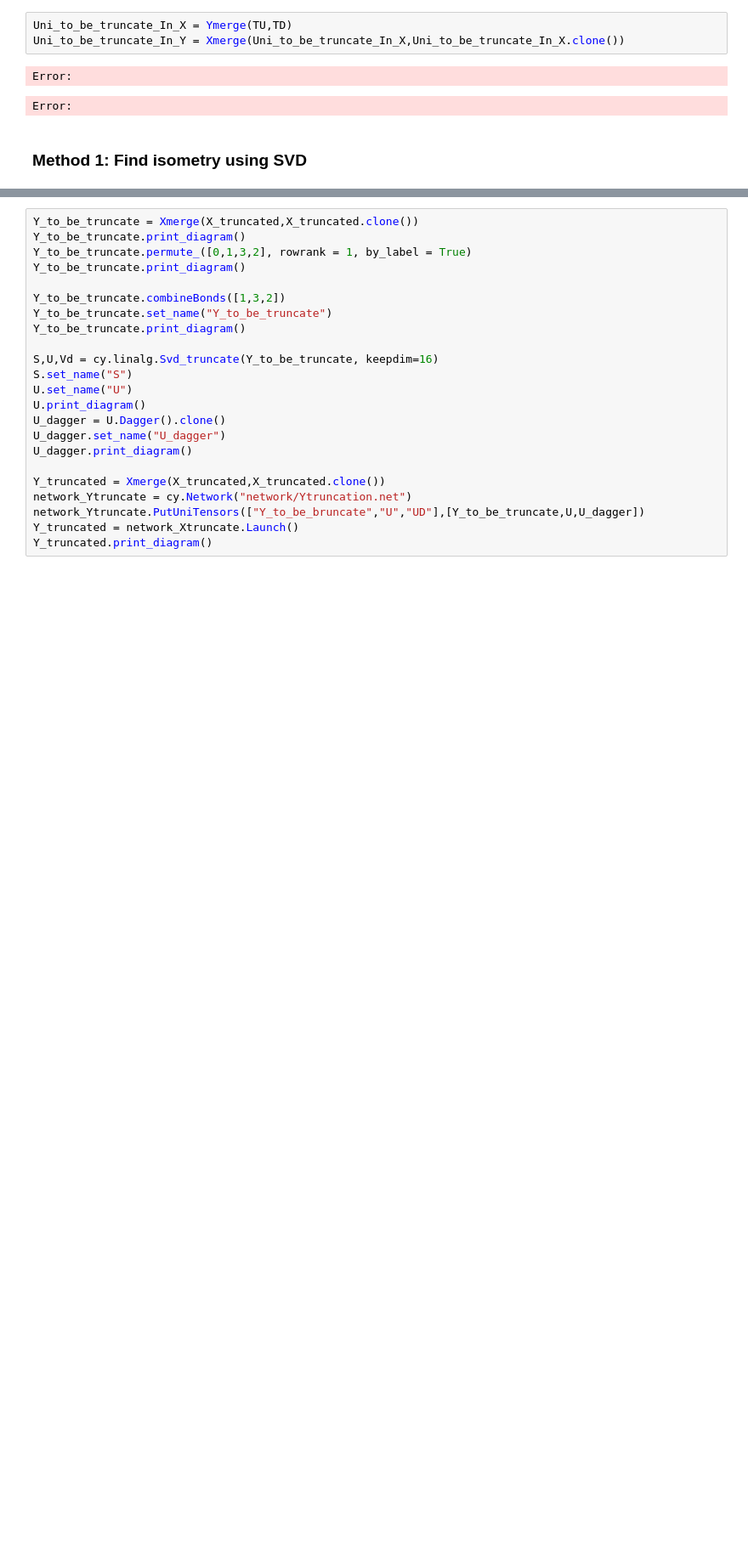
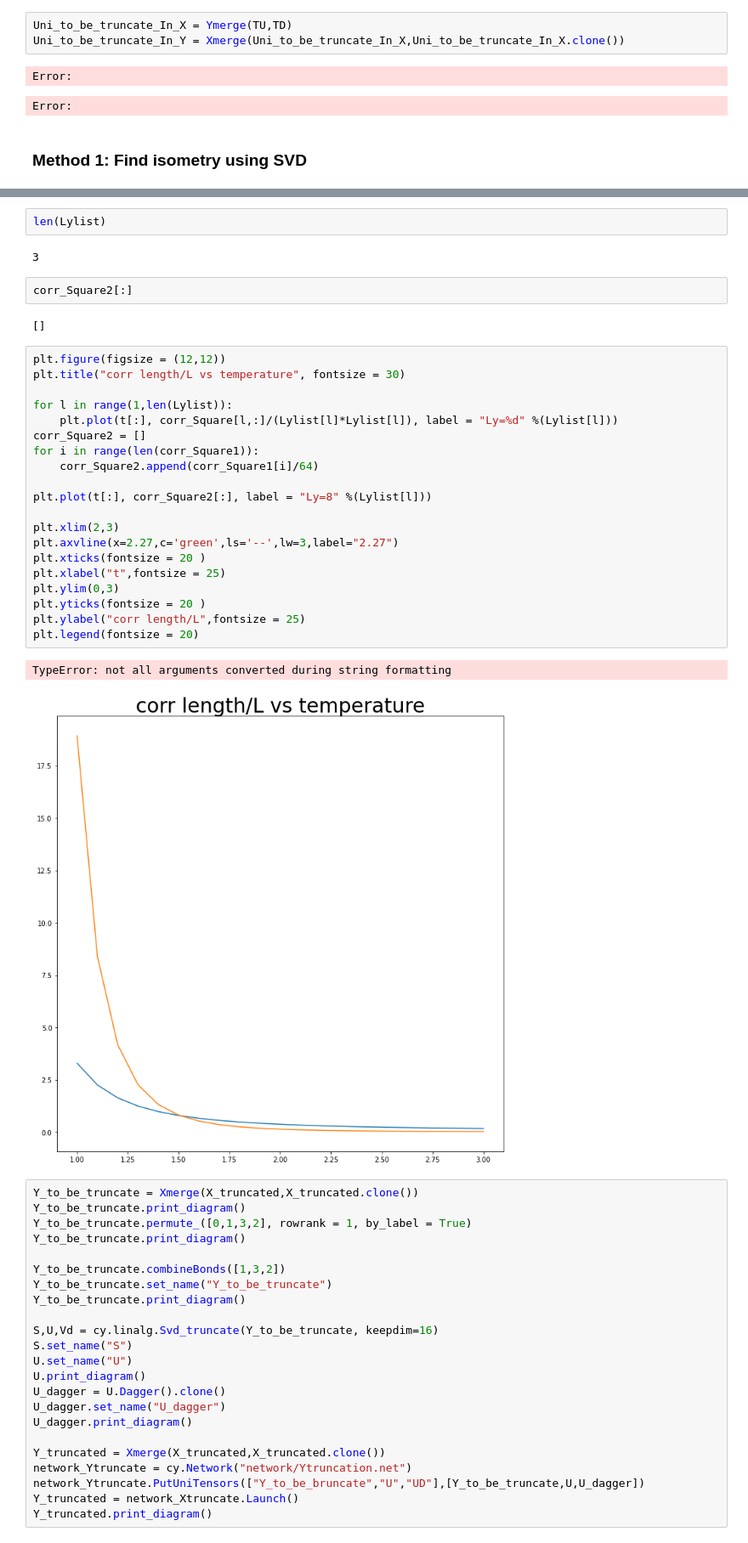
Before and after one commit to aronton/11020PHYS401200-Computational-Physics, a Jupyter notebook: 109022802_2Dising_report_PartD_mission_incomplete.ipynb, the cells around one changed output, grey strips where cells are left out. Shown: that part at 85% size. Saved outputs shown, nothing was run; the diff lists cells and outputs as text; blank space fills up the shorter version.

```diff
--- a/109022802_2Dising_report_PartD_mission_incomplete.ipynb
+++ b/109022802_2Dising_report_PartD_mission_incomplete.ipynb
@@ -496,3 +531,34 @@ on device   : cytnx device: CPU
+# %%
+len(Lylist)
+# %% [output]
+3
+# %%
+corr_Square2[:]
+# %% [output]
+[]
+# %%
+plt.figure(figsize = (12,12))
+plt.title("corr length/L vs temperature", fontsize = 30)
+
+for l in range(1,len(Lylist)):
+    plt.plot(t[:], corr_Square[l,:]/(Lylist[l]*Lylist[l]), label = "Ly=%d" %(Lylist[l]))
+corr_Square2 = []
+for i in range(len(corr_Square1)):
+    corr_Square2.append(corr_Square1[i]/64)
+
+plt.plot(t[:], corr_Square2[:], label = "Ly=8" %(Lylist[l]))
+
+plt.xlim(2,3)
+plt.axvline(x=2.27,c='green',ls='--',lw=3,label="2.27")
+plt.xticks(fontsize = 20 )
+plt.xlabel("t",fontsize = 25)
+plt.ylim(0,3)
+plt.yticks(fontsize = 20 )
+plt.ylabel("corr length/L",fontsize = 25)
+plt.legend(fontsize = 20)
+# %% [output]
+TypeError: not all arguments converted during string formatting
+[figure, added]
 # %%
 Y_to_be_truncate = Xmerge(X_truncated,X_truncated.clone())
 Y_to_be_truncate.print_diagram()
```
Also changed, not shown: parts of 2 cells of this notebook.
